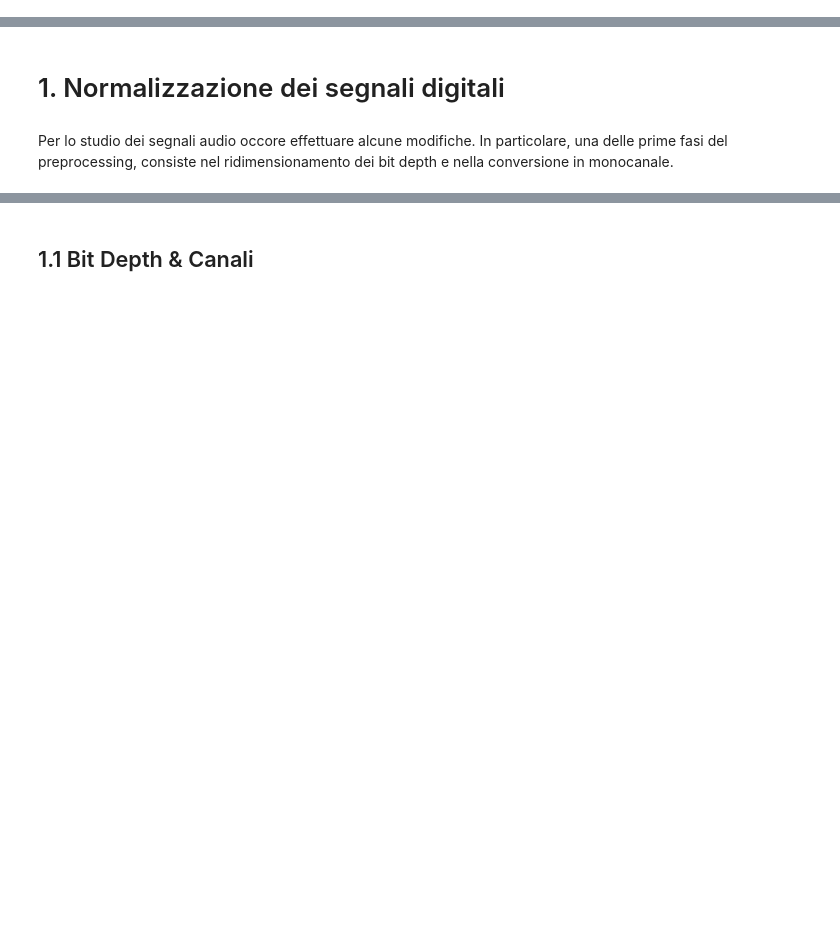
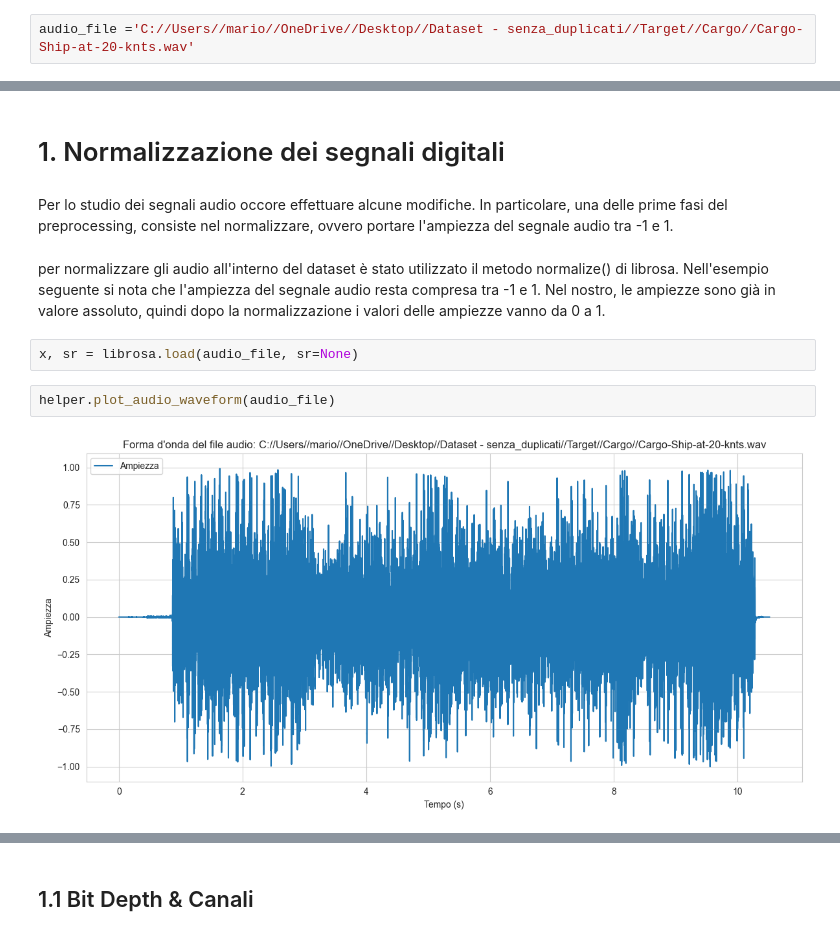
Before and after one commit to TherealBarnar/Underwater-Sounds-Classification-1, a Jupyter notebook: preprocessing.ipynb, the cells around one changed output, grey strips where cells are left out. Drawn from its saved outputs; the diff is of its cells as text; blank space fills up the shorter version.

```diff
--- a/preprocessing.ipynb
+++ b/preprocessing.ipynb
@@ -12,0 +17,2 @@ ImportError: DLL load failed while importing _path: Impossibile trovare il modul
+# %%
+audio_file ='C://Users//mario//OneDrive//Desktop//Dataset - senza_duplicati//Target//Cargo//Cargo-Ship-at-20-knts.wav'
@@ -13,4 +30,12 @@ ImportError: DLL load failed while importing _path: Impossibile trovare il modul
 # %% [markdown]
 # 1. Normalizzazione dei segnali digitali
 # %% [markdown]
-Per lo studio dei segnali audio occore effettuare alcune modifiche. In particolare, una delle prime fasi del preprocessing, consiste nel ridimensionamento dei bit depth e nella conversione in monocanale.
+Per lo studio dei segnali audio occore effettuare alcune modifiche. In particolare, una delle prime fasi del preprocessing, consiste nel normalizzare, ovvero portare l'ampiezza del segnale audio tra -1 e 1.
+# %% [markdown]
+per normalizzare gli audio all'interno del dataset è stato utilizzato il metodo normalize() di librosa. Nell'esempio seguente si nota che l'ampiezza del segnale audio resta compresa tra -1 e 1. Nel nostro, le ampiezze sono già in valore assoluto, quindi dopo la normalizzazione i valori delle ampiezze vanno da 0 a 1.
+# %%
+x, sr = librosa.load(audio_file, sr=None)
+# %%
+helper.plot_audio_waveform(audio_file)
+# %% [output]
+[figure, added]
```
Also changed, not shown: parts of 30 cells of this notebook, 9 other files.
